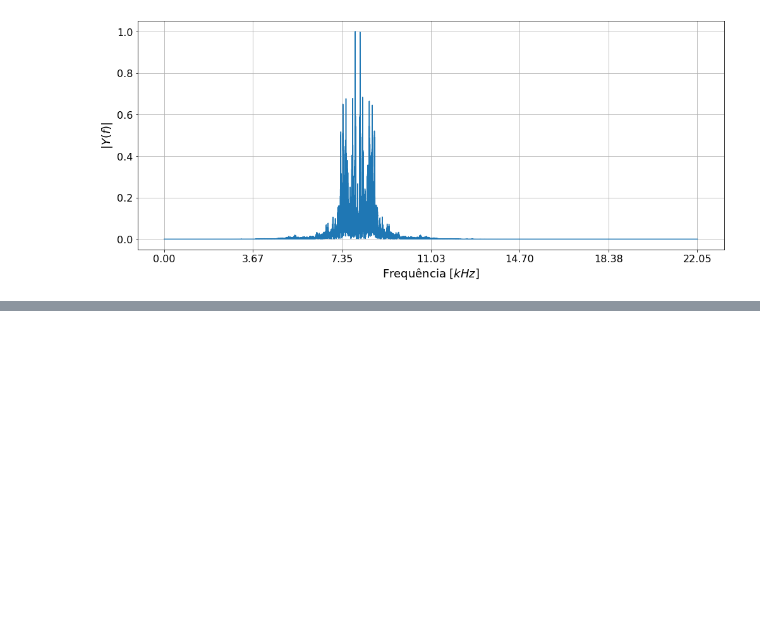
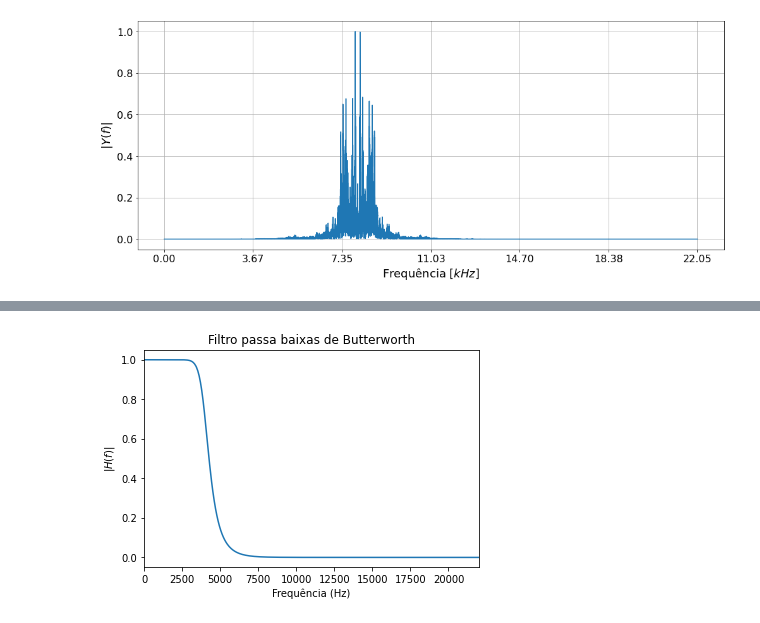
Before and after one commit to gnsoares/UNICAMP_EA619_SystemsAnalysis, a Jupyter notebook: Experimento2/Radio_AM-Exploracao.ipynb, the cells around one changed output, grey strips where cells are left out. Cells and saved outputs as stored; diff of their text form; code cells hidden in the pictures; blank space fills up the shorter version.

Commit message:
implementacao de filtros butterworth pra recuperacao

```diff
--- a/Experimento2/Radio_AM-Exploracao.ipynb
+++ b/Experimento2/Radio_AM-Exploracao.ipynb
@@ -167,3 +150,16 @@ station1_obtained = np.fft.ifft(station1_obtained_fft)
+# %%
+# removendo componentes da segunda estação do espectro
+sos1 = signal.butter(8, 4000, 'low', fs = fs, output = 'sos')
+station1_obtained = signal.sosfilt(sos1, signal_sum)
+# %%
+w,h = signal.sosfreqz(sos1,fs = fs)
+plt.plot(w,np.abs(h));
+plt.xlim((0, 22000))
+plt.xlabel('Frequência (Hz)')
+plt.ylabel('$|H(f)|$')
+plt.title('Filtro passa baixas de Butterworth');
+# %% [output]
+[figure, added]
 # %%
 ipd.Audio(station1_obtained, rate=fs)
 # %% [output]
```
Also changed, not shown: parts of 10 cells of this notebook.
